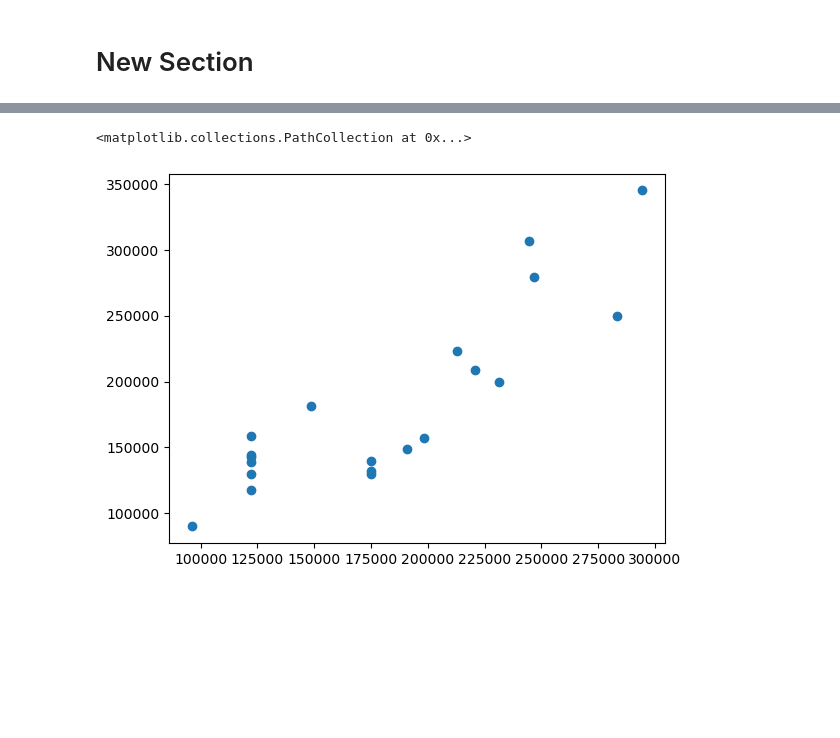
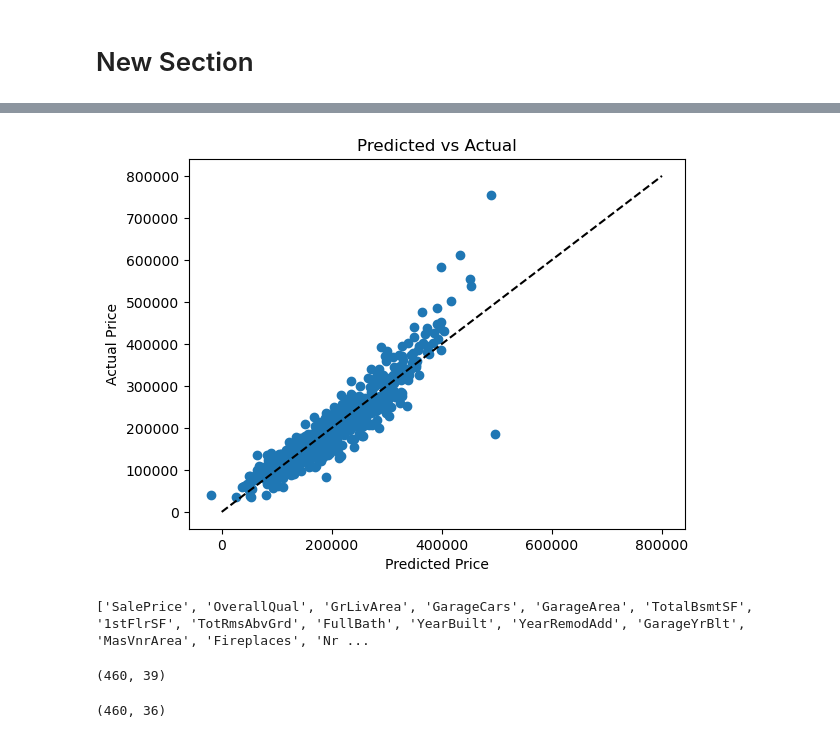
Before and after one commit to onexi/house-price-prediction-wsharpe41, a Jupyter notebook: Predict_House_Prices_Part_1.ipynb, the cells around one changed output, grey strips where cells are left out. Cells and saved outputs as stored; diff of their text form; code cells hidden in the pictures; blank space fills up the shorter version.

```diff
--- a/Predict_House_Prices_Part_1.ipynb
+++ b/Predict_House_Prices_Part_1.ipynb
@@ -80,5 +170,6 @@ numeric.shape
 # %%
 corr = numeric.corr()
-cols = corr['SalePrice'].sort_values(ascending=False)[0:3].index
+cols = corr['SalePrice'].sort_values(ascending=False).index[0:40]
 # cast to list
 cols = cols.tolist()
+print(len(cols))
@@ -87,4 +180,8 @@ cols = cols.tolist()
 X = train[cols]
 Y = train['SalePrice']
 X = X.drop(['SalePrice'], axis = 1)
-X
+
+# if id in X, drop it
+if 'Id' in X.columns:
+    ids = X['Id']
+    X = X.drop(['Id'], axis = 1)
@@ -108,0 +188,5 @@ X
+# %%
+# Remove nan values from X
+X = X.dropna(axis=1)
+X.shape
+#print(X.columns)
@@ -109,3 +195,8 @@ X
+# %%
+# scale X
+from sklearn.preprocessing import StandardScaler
+scaler = StandardScaler()
+X = scaler.fit_transform(X)
 # %%
 # buld Linear Regression Model
 from sklearn import linear_model
@@ -120,6 +211,13 @@ model.score(X,Y)
-# %%
-# Scatter plot of predictions
-plt.scatter(predictions, Y)
-# %% [output]
-<matplotlib.collections.PathCollection at 0x...>
-[figure, removed]
+# %%
+# Scatter plot of predictions
+plt.scatter(predictions, Y)
+# add axis labels
+# add title
+# add line
+plt.plot([0, 800000], [0, 800000], '--k')
+plt.title('Predicted vs Actual')
+plt.xlabel('Predicted Price')
+plt.ylabel('Actual Price')
+plt.show()
+# %% [output]
+[figure, added]
@@ -125,0 +229,14 @@ plt.scatter(predictions, Y)
+# %%
+test = process_data(test)
+# Remove saleprice from cols
+print(cols)
+if 'SalePrice' in cols:
+    cols.remove('SalePrice')
+test = test[cols]
+
+
+test = test.select_dtypes(include=[np.number])
+test.shape
+# %% [output]
+['SalePrice', 'OverallQual', 'GrLivArea', 'GarageCars', 'GarageArea', 'TotalBsmtSF', '1stFlrSF', 'TotRmsAbvGrd', 'FullBath', 'YearBuilt', 'YearRemodAdd', 'GarageYrBlt', 'MasVnrArea', 'Fireplaces', 'Nr ...
+(460, 39)
@@ -125,0 +246,11 @@ plt.scatter(predictions, Y)
+# %%
+# only keep numeric columns in test
+
+if 'Id' in test.columns:
+    test = test.drop(['Id'], axis = 1)
+test = test.dropna(axis=1)
+scaler = StandardScaler()
+test = scaler.fit_transform(test)
+test.shape
+# %% [output]
+(460, 36)
```
Also changed, not shown: parts of 15 cells of this notebook, 2 other files.
